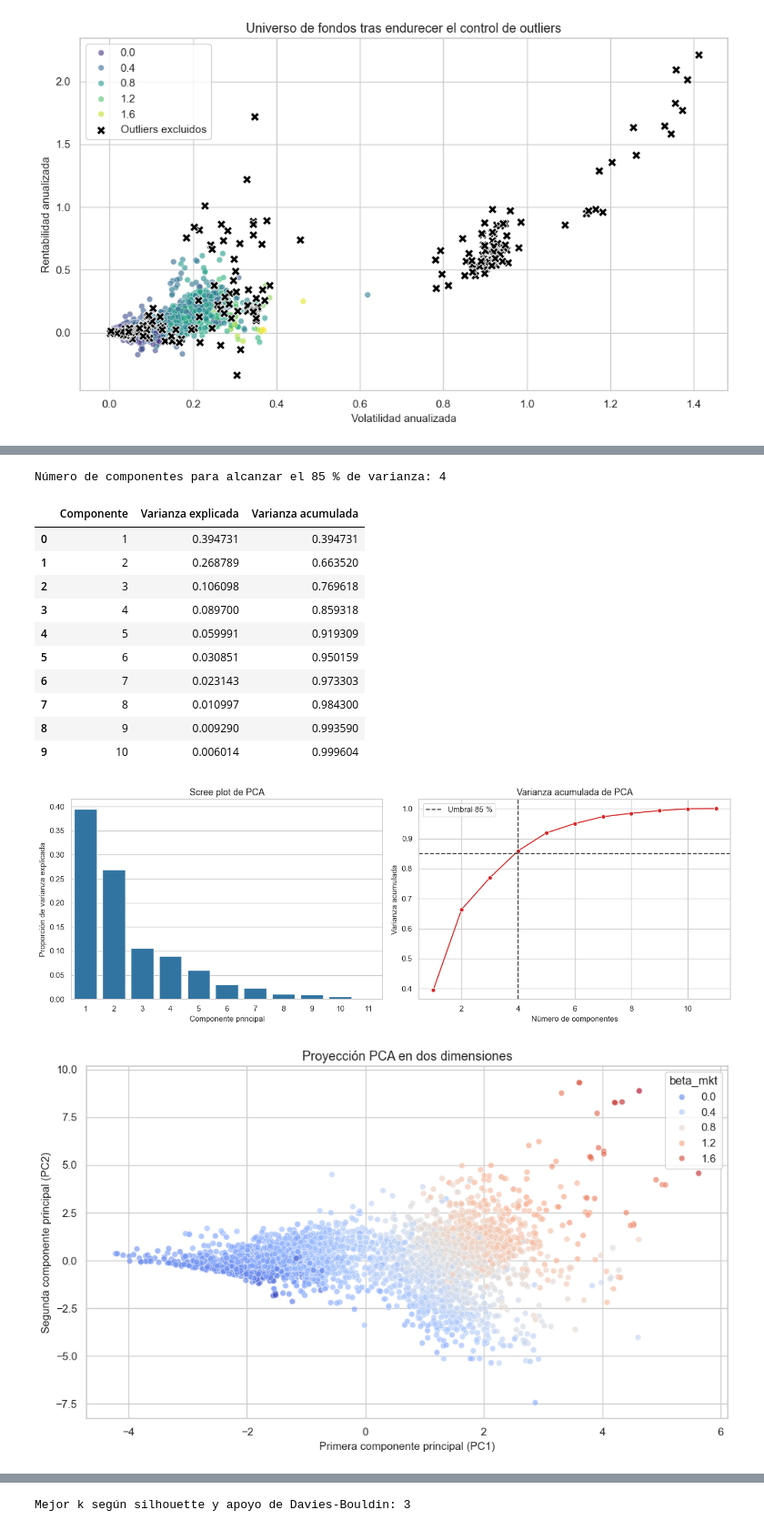
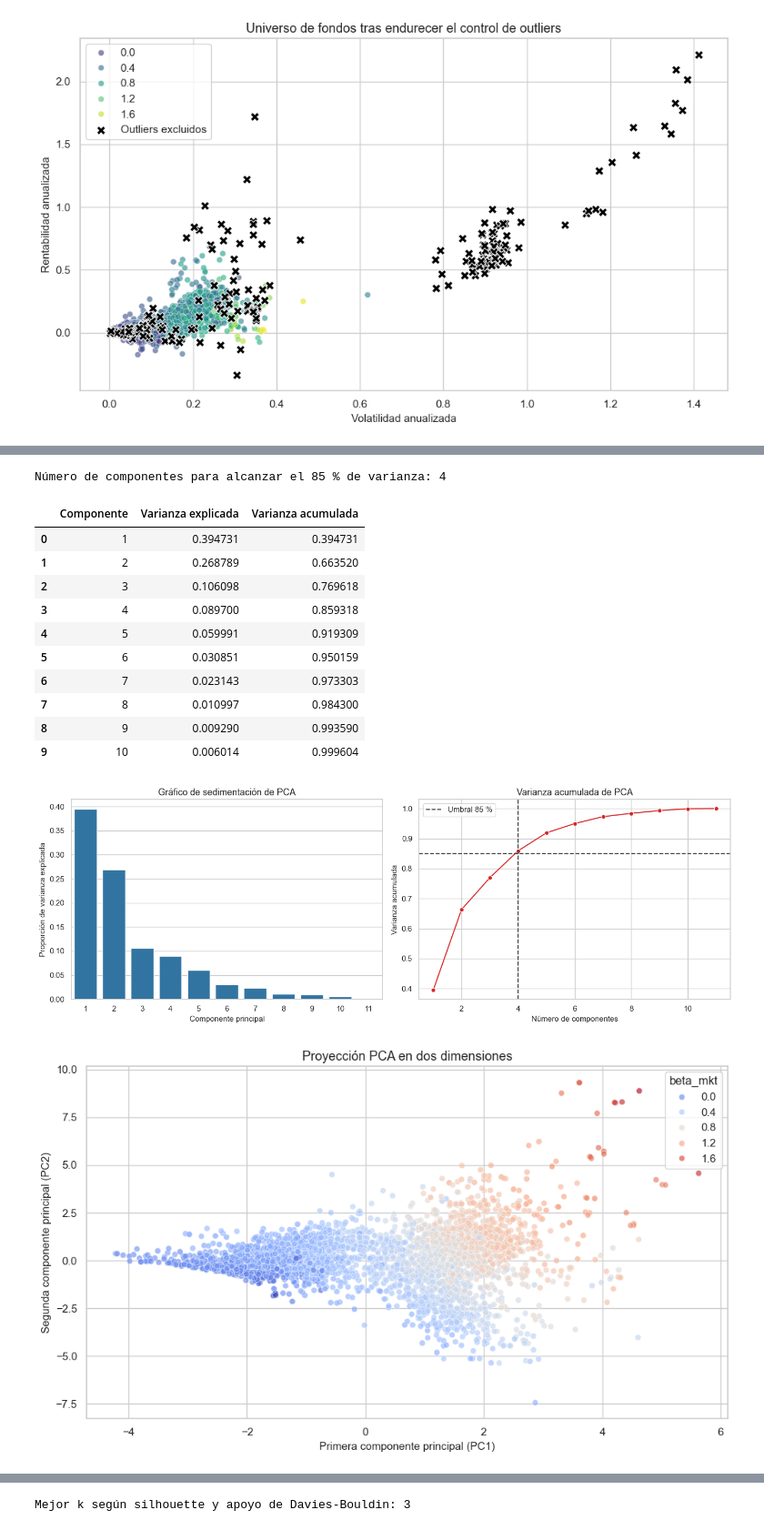
Before and after one commit to rodovilllapa210/Taller_1-2_ML, a Jupyter notebook: src/MIAX_ML_Workshop_Part2.ipynb, the cells around one changed output, grey strips where cells are left out. Shown at 91% size. Drawn from its saved outputs; the diff is of its cells as text; code cells hidden in the pictures.

```diff
--- a/src/MIAX_ML_Workshop_Part2.ipynb
+++ b/src/MIAX_ML_Workshop_Part2.ipynb
@@ -284,7 +290,7 @@ display(explained_df.head(10))
 fig, axes = plt.subplots(1, 2, figsize=(14, 5))
 
 sns.barplot(data=explained_df, x="Componente", y="Varianza explicada", color="#1f77b4", ax=axes[0])
-axes[0].set_title("Scree plot de PCA")
+axes[0].set_title("Gráfico de sedimentación de PCA")
 axes[0].set_xlabel("Componente principal")
 axes[0].set_ylabel("Proporción de varianza explicada")
 
@@ -299,32 +305,32 @@ axes[1].legend()
 plt.tight_layout()
 plt.show()
 
 plt.figure(figsize=(10, 6))
 sns.scatterplot(
     data=analysis_df.sample(min(len(analysis_df), 4000), random_state=42),
     x="PC1",
     y="PC2",
     hue="beta_mkt",
     palette="coolwarm",
     alpha=0.65
 )
 plt.title("Proyección PCA en dos dimensiones")
 plt.xlabel("Primera componente principal (PC1)")
 plt.ylabel("Segunda componente principal (PC2)")
 plt.tight_layout()
 plt.show()
 # %% [output]
 Número de componentes para alcanzar el 85 % de varianza: 4
 |  | Componente | Varianza explicada | Varianza acumulada |
 | 0 | 1 | 0.394731 | 0.394731 |
 | 1 | 2 | 0.268789 | 0.663520 |
 | 2 | 3 | 0.106098 | 0.769618 |
 | 3 | 4 | 0.089700 | 0.859318 |
 | 4 | 5 | 0.059991 | 0.919309 |
 | 5 | 6 | 0.030851 | 0.950159 |
 | 6 | 7 | 0.023143 | 0.973303 |
 | 7 | 8 | 0.010997 | 0.984300 |
 | 8 | 9 | 0.009290 | 0.993590 |
 | 9 | 10 | 0.006014 | 0.999604 |
-[figure, old version]
+[figure, new version]
 [figure]
```
Also changed, not shown: parts of 14 cells of this notebook, 10 other files.
